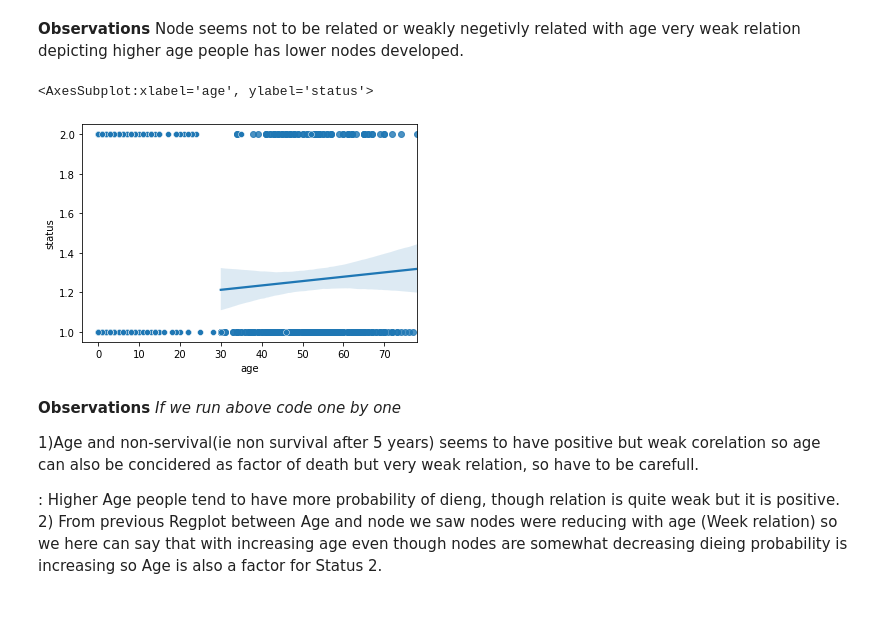
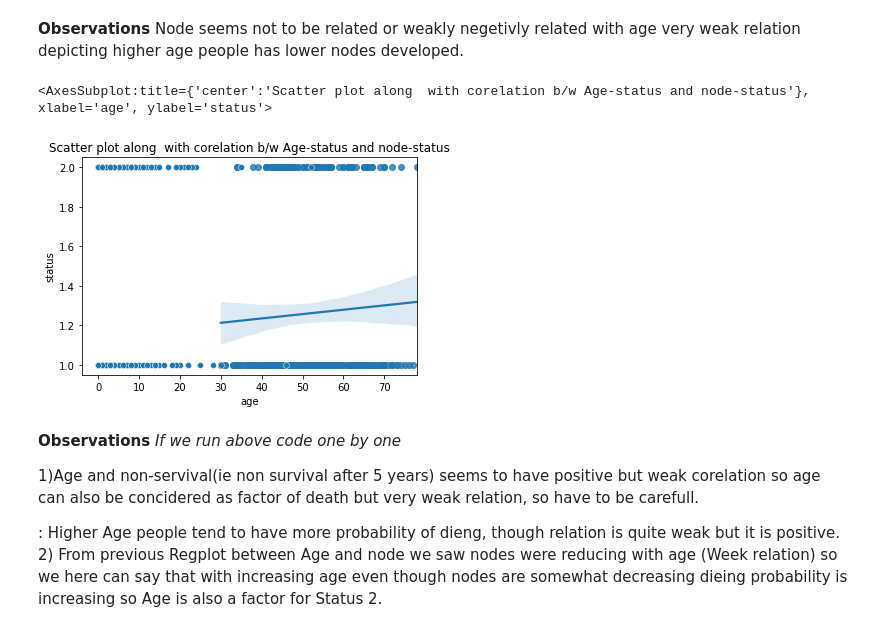
Before and after one commit to gitesh-Pbi/gitesh-Pbi, a Jupyter notebook: haberman-eda-finale.ipynb, the cells around one changed output. Cells and saved outputs as stored; diff of their text form; code cells hidden in the pictures.

```diff
--- a/haberman-eda-finale.ipynb
+++ b/haberman-eda-finale.ipynb
@@ -98,12 +102,14 @@ sns.lmplot(x='age',y='nodes',hue='status',data=haberman)
 **Observations**
 Node seems not to be related or weakly negetivly related with age very weak relation depicting higher age people has lower nodes developed.
 # %%
+plt.title('Scatter plot along  with corelation b/w Age-status and node-status')
+
 sns.regplot(haberman['age'],haberman['status'])
 
 sns.scatterplot(haberman['nodes'],haberman['status'])
 # %% [output]
-<AxesSubplot:xlabel='age', ylabel='status'>
+<AxesSubplot:title={'center':'Scatter plot along  with corelation b/w Age-status and node-status'}, xlabel='age', ylabel='status'>
-[figure, old version]
+[figure, new version]
 # %% [markdown]
 **Observations**
 *If we run above code one by one*
```
Also changed, not shown: parts of 6 cells of this notebook.
